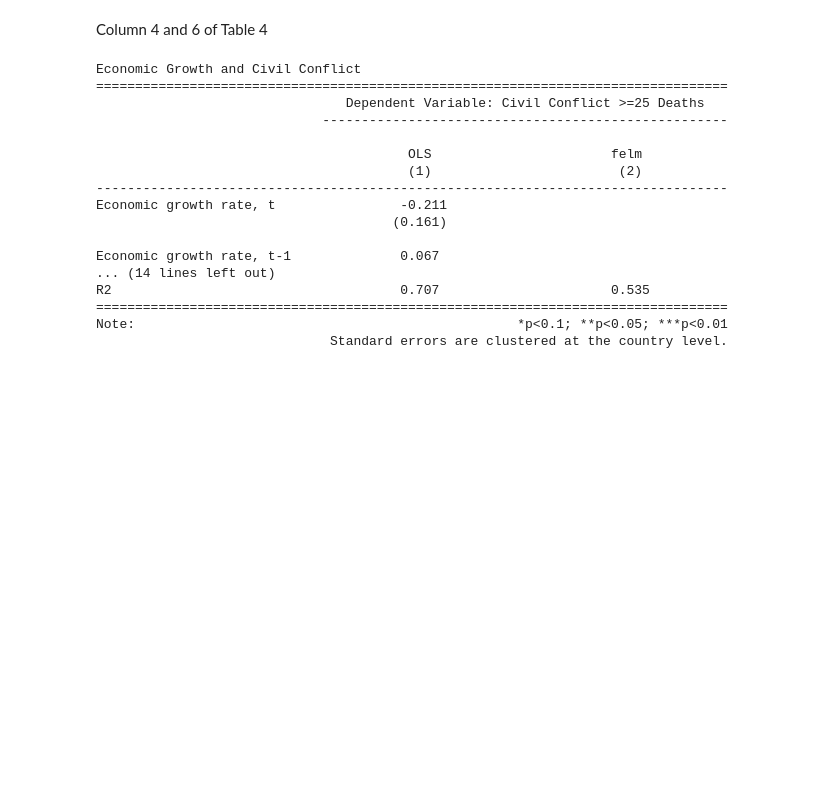
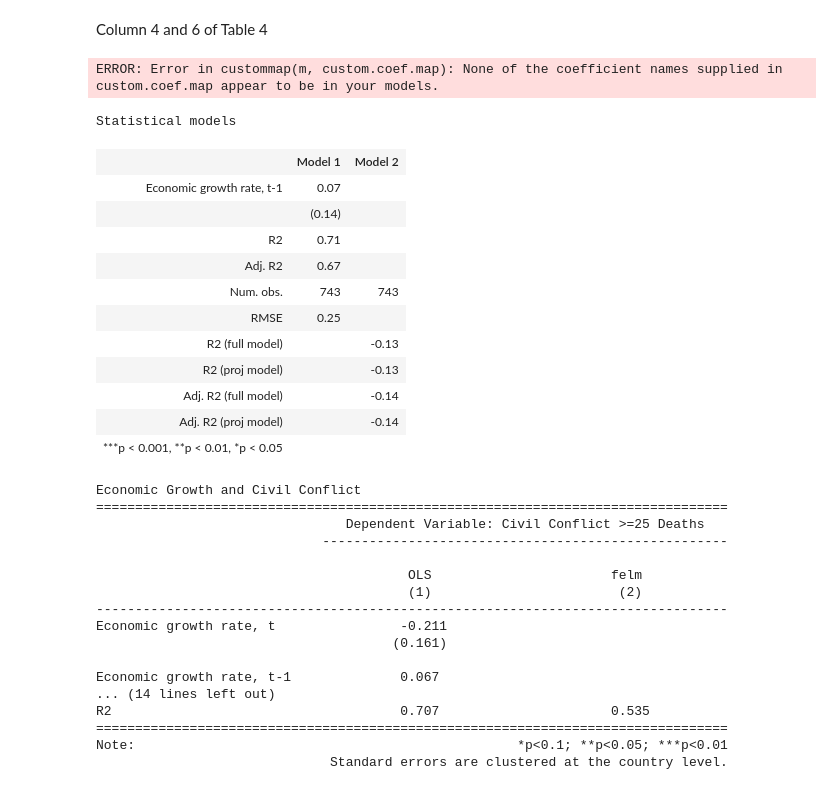
Before and after one commit to MaxGhenis/mit_1475, a Jupyter notebook: ps5/ps5_1.ipynb, the cells around one changed output. Cells and saved outputs as stored; diff of their text form; code cells hidden in the pictures; blank space fills up the shorter version.

```diff
--- a/ps5/ps5_1.ipynb
+++ b/ps5/ps5_1.ipynb
@@ -156,11 +159,37 @@ Column 4 and 6 of Table 4
 ols = lm(any_prio ~ gdp_g + gdp_g_l + factor(country_name) +
          factor(country_name) * year, data=mss_repdata)
 # %%
-iv = felm(any_prio ~ country_name + country_name * year |  # Ordinary covariates
+iv = felm(any_prio ~ 1  | #country_name + country_name * year |  # Ordinary covariates
           0 |  # Factors (worked better in first term though)
           (gdp_g|gdp_g_l ~ GPCP_g + GPCP_g_l) |  # IV specification
           country_name,  # Cluster
           data=mss_repdata)
+# %%
+screenreg(list(iv),
+         custom.coef.map=list('gdp_g (fit)' = 'Economic growth rate, t',
+#                                           'gdp_g (fit)' = 'Economic growth rate, t',
+                                          'gdp_g_l' = 'Economic growth rate, t-1'))
+# %% [output]
+ERROR: Error in custommap(m, custom.coef.map): None of the coefficient names supplied in custom.coef.map appear to be in your models.
+# %%
+display_html(htmlreg(list(ols, iv),
+                     custom.coef.map=list('gdp_g(fit)' = 'Economic growth rate, t',
+#                                           'gdp_g (fit)' = 'Economic growth rate, t',
+                                          'gdp_g_l' = 'Economic growth rate, t-1')))
+# %% [output]
+Statistical models
+|  | Model 1 | Model 2 |
+| Economic growth rate, t-1 | 0.07 |  |
+|  | (0.14) |  |
+| R2 | 0.71 |  |
+| Adj. R2 | 0.67 |  |
+| Num. obs. | 743 | 743 |
+| RMSE | 0.25 |  |
+| R2 (full model) |  | -0.13 |
+| R2 (proj model) |  | -0.13 |
+| Adj. R2 (full model) |  | -0.14 |
+| Adj. R2 (proj model) |  | -0.14 |
+| ***p < 0.001, **p < 0.01, *p < 0.05 |  |  |  |
 # %%
 stargazer(ols, iv,
           se=list(cclust(ols), cclust(iv)),
```
Also changed, not shown: parts of 2 cells of this notebook.
